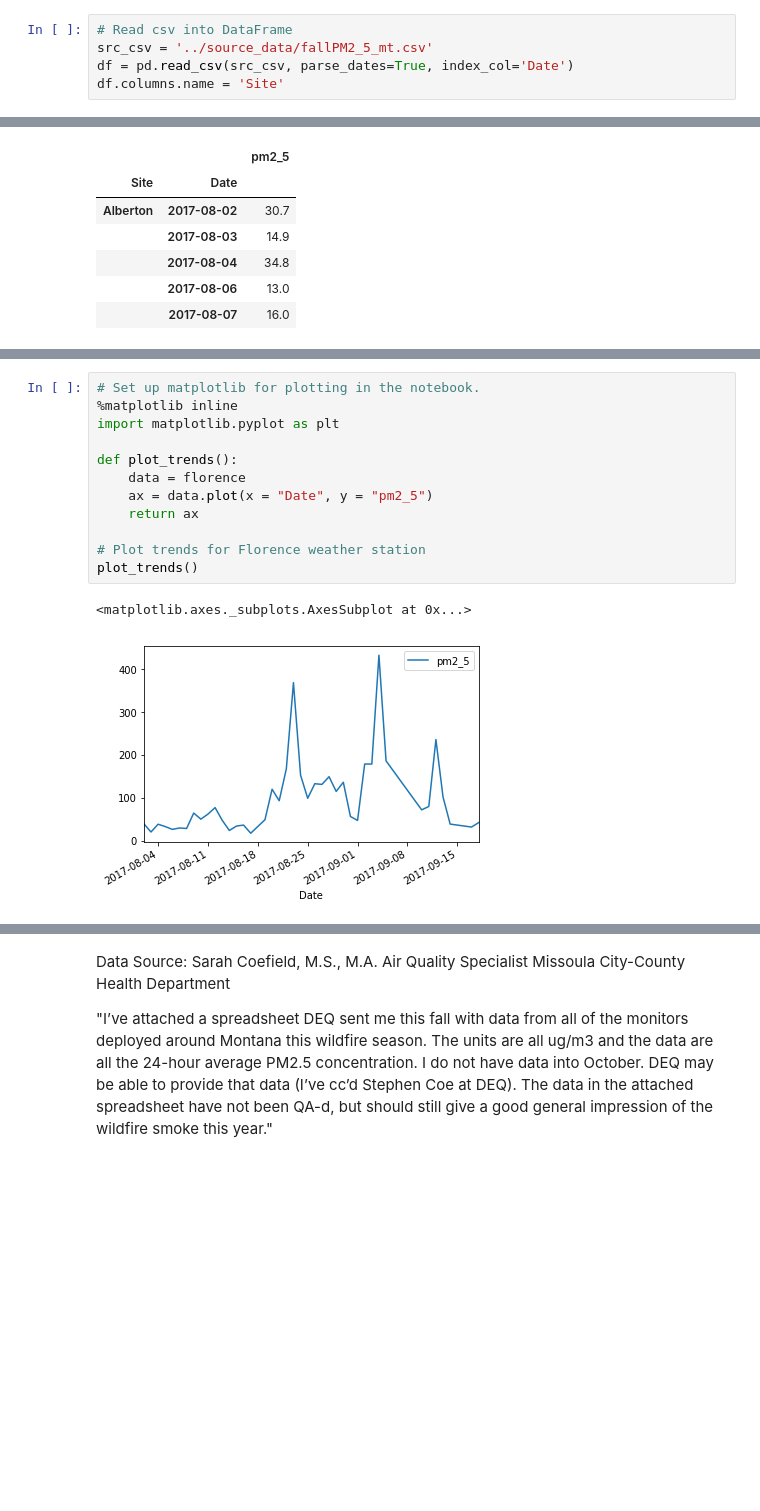
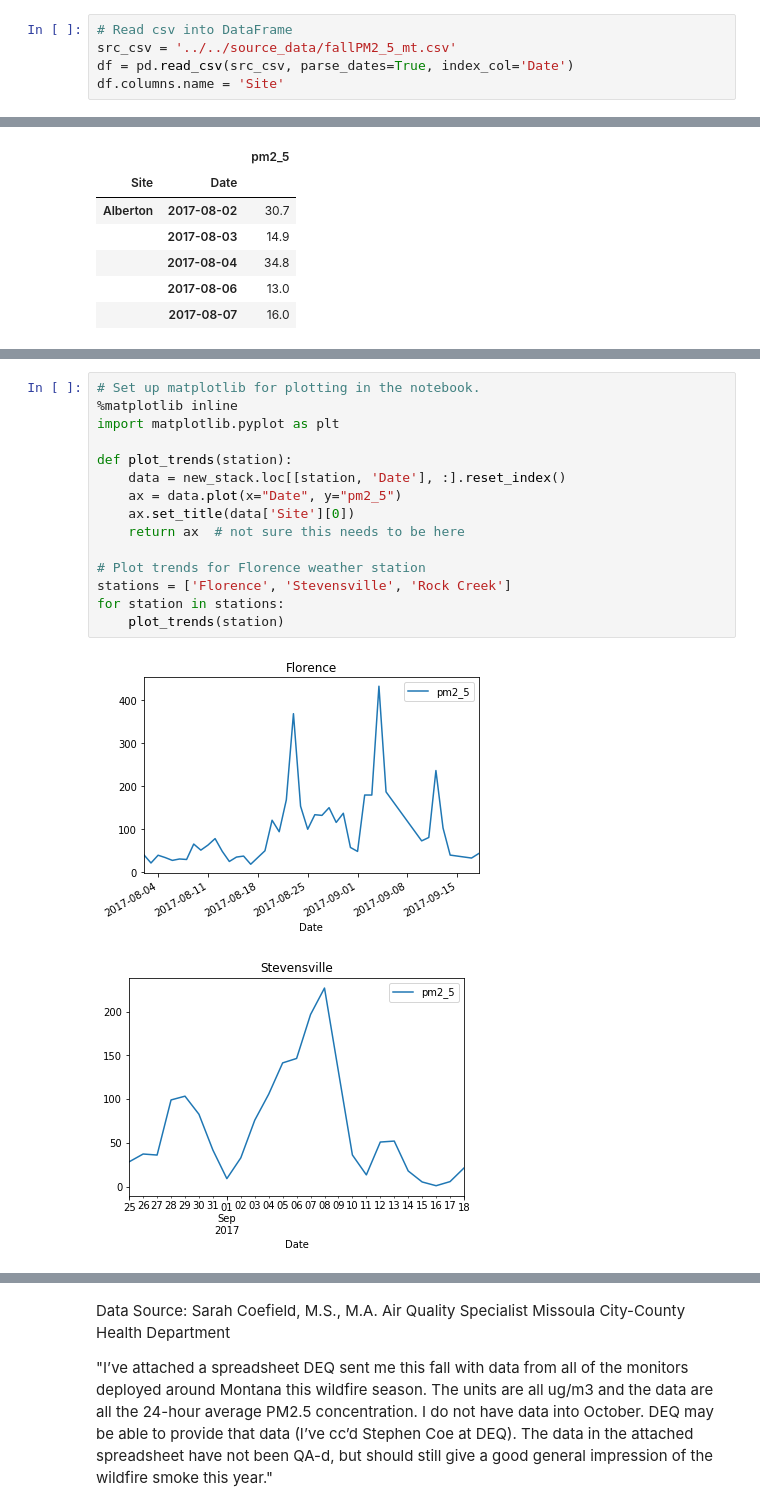
Before and after one commit to samsoe/nfc_data, a Jupyter notebook: notebooks/pm2_5.ipynb, the cells around one changed output, grey strips where cells are left out. Saved outputs shown, nothing was run; the diff lists cells and outputs as text; blank space fills up the shorter version.

```diff
--- a/notebooks/pm2_5.ipynb
+++ b/notebooks/pm2_5.ipynb
@@ -7,7 +7,7 @@ import pandas as pd
 import matplotlib.pyplot as plt
 # %%
 # Read csv into DataFrame
-src_csv = '../source_data/fallPM2_5_mt.csv'
+src_csv = '../../source_data/fallPM2_5_mt.csv'
 df = pd.read_csv(src_csv, parse_dates=True, index_col='Date')
 df.columns.name = 'Site'
 # %%
@@ -43,15 +56,18 @@ florence = florence.reset_index().drop(['Site'], axis=1)
 # %%
 # Set up matplotlib for plotting in the notebook.
 %matplotlib inline
 import matplotlib.pyplot as plt
 
-def plot_trends():
-    data = florence
-    ax = data.plot(x = "Date", y = "pm2_5")
-    return ax
+def plot_trends(station):
+    data = new_stack.loc[[station, 'Date'], :].reset_index()
+    ax = data.plot(x="Date", y="pm2_5")
+    ax.set_title(data['Site'][0])
+    return ax  # not sure this needs to be here
 
 # Plot trends for Florence weather station
-plot_trends()
+stations = ['Florence', 'Stevensville', 'Rock Creek']
+for station in stations:
+    plot_trends(station)
 # %% [output]
-<matplotlib.axes._subplots.AxesSubplot at 0x...>
-[figure, old version]
+[figure, new version]
+[figure, added]
```
Also changed, not shown: parts of 4 cells of this notebook.
